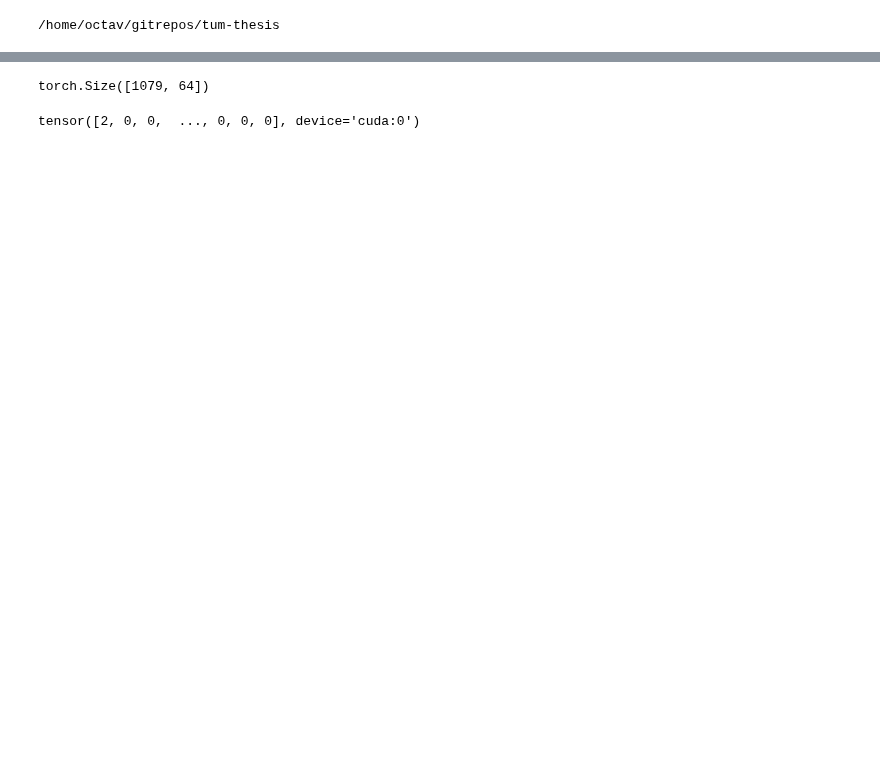
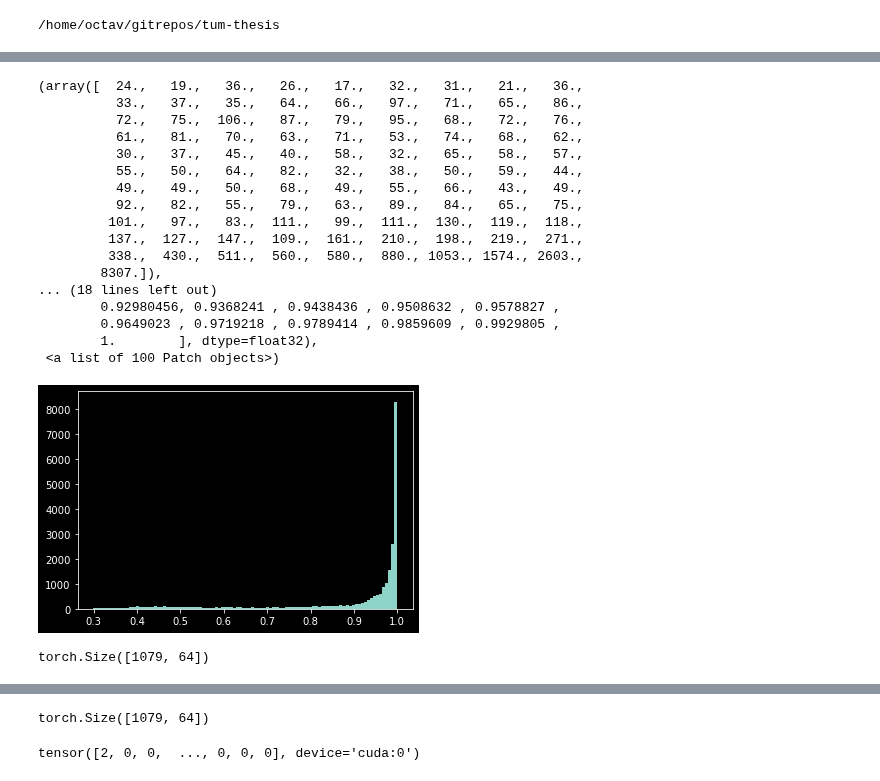
Before and after one commit to octavdragoi/tum-thesis, a Jupyter notebook: ntbk/evaluate.ipynb, the cells around one changed output, grey strips where cells are left out. Saved outputs shown, nothing was run; the diff lists cells and outputs as text; code cells hidden in the pictures; blank space fills up the shorter version.

```diff
--- a/ntbk/evaluate.ipynb
+++ b/ntbk/evaluate.ipynb
@@ -253,3 +344,29 @@ symbols_nll, charges_nll, bonds_nll = F.gumbel_softmax(tau = tau, dim=1, logits
+# %%
+max_logits = torch.max(F.softmax(dim=1, input = bonds_logits), dim = 1).values.detach().cpu().numpy()
+plt.hist(max_logits, bins = 100)
+# %% [output]
+(array([  24.,   19.,   36.,   26.,   17.,   32.,   31.,   21.,   36.,
+          33.,   37.,   35.,   64.,   66.,   97.,   71.,   65.,   86.,
+          72.,   75.,  106.,   87.,   79.,   95.,   68.,   72.,   76.,
+          61.,   81.,   70.,   63.,   71.,   53.,   74.,   68.,   62.,
+          30.,   37.,   45.,   40.,   58.,   32.,   65.,   58.,   57.,
+          55.,   50.,   64.,   82.,   32.,   38.,   50.,   59.,   44.,
+          49.,   49.,   50.,   68.,   49.,   55.,   66.,   43.,   49.,
+          92.,   82.,   55.,   79.,   63.,   89.,   84.,   65.,   75.,
+         101.,   97.,   83.,  111.,   99.,  111.,  130.,  119.,  118.,
+         137.,  127.,  147.,  109.,  161.,  210.,  198.,  219.,  271.,
+         338.,  430.,  511.,  560.,  580.,  880., 1053., 1574., 2603.,
+        8307.]),
+... (18 lines left out)
+        0.92980456, 0.9368241 , 0.9438436 , 0.9508632 , 0.9578827 ,
+        0.9649023 , 0.9719218 , 0.9789414 , 0.9859609 , 0.9929805 ,
+        1.        ], dtype=float32),
+ <a list of 100 Patch objects>)
+[figure, added]
+# %%
+symbols_logits.shape
+# %% [output]
+torch.Size([1079, 64])
 # %%
 means = symbols_logits.mean(axis = 0).cpu().detach().numpy()
 stds = symbols_logits.std(axis = 0).cpu().detach().numpy()
```
Also changed, not shown: parts of 40 cells of this notebook, 12 other files.
